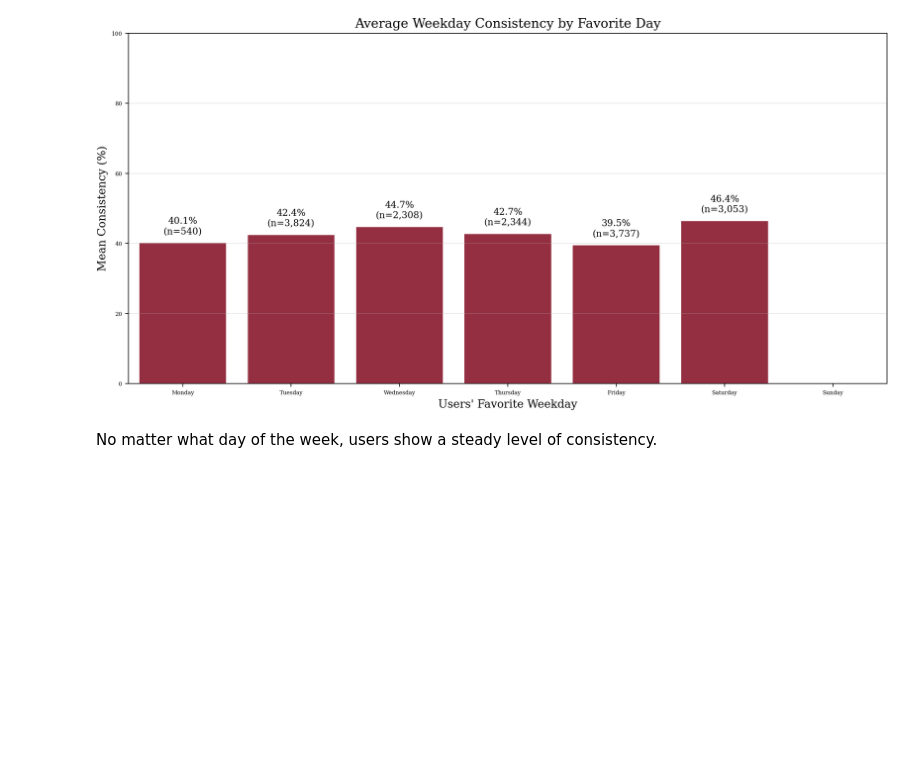
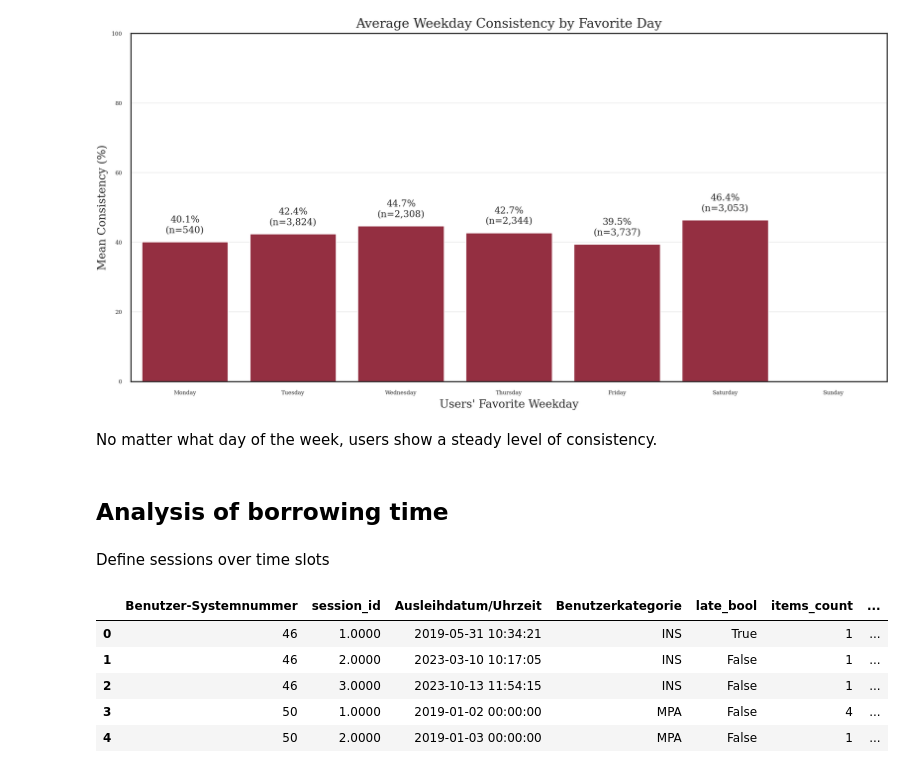
Before and after one commit to RobinAllgeier/Data_Literacy, a Jupyter notebook: exp/04_11_eda_user_behavior_by-date.ipynb, the cells around one changed output. Drawn from its saved outputs; the diff is of its cells as text; code cells hidden in the pictures; blank space fills up the shorter version.

```diff
--- a/exp/04_11_eda_user_behavior_by-date.ipynb
+++ b/exp/04_11_eda_user_behavior_by-date.ipynb
@@ -183,3 +184,46 @@ plt.show()
 [figure]
 # %% [markdown]
 No matter what day of the week, users show a steady level of consistency.
+# %% [markdown]
+## Analysis of borrowing time
+# %% [markdown]
+Define sessions over time slots
+# %%
+df_time = borrowings.copy()
+# Sort by user and time to calculate gaps correctly
+df_time = df_time.sort_values(by=[USER_ID_COL, ISSUE_COL])
+
+# Identify new sessions (gap > 30 minutes)
+df_time['time_diff'] = df_time.groupby(USER_ID_COL)[ISSUE_COL].diff()
+MAX_GAP = pd.Timedelta(minutes=30)
+df_time['is_new_session'] = (df_time['time_diff'] > MAX_GAP) | (df_time['time_diff'].isna())
+df_time['session_id'] = df_time.groupby(USER_ID_COL)['is_new_session'].cumsum()
+
+# Aggregate to session level
+user_sessions_fine = df_time.groupby([USER_ID_COL, 'session_id']).agg({
+    ISSUE_COL: 'first',
+    USER_CATEGORY_COL: 'first', # Added user category
+    'late_bool': 'max',
+    'is_new_session': 'size'    # Count rows per session
+}).reset_index()
+
+# Rename and create temporal features
+user_sessions_fine = user_sessions_fine.rename(columns={'is_new_session': 'items_count'})
+user_sessions_fine["weekday"] = user_sessions_fine[ISSUE_COL].dt.day_name()
+user_sessions_fine["hour"] = user_sessions_fine[ISSUE_COL].dt.hour
+user_sessions_fine["seconds_since_midnight"] = (
+    user_sessions_fine[ISSUE_COL].dt.hour * 3600 +
+    user_sessions_fine[ISSUE_COL].dt.minute * 60 +
+    user_sessions_fine[ISSUE_COL].dt.second
+)
+
+user_sessions_fine["date"] = user_sessions_fine[ISSUE_COL].dt.date
+# %%
+user_sessions_fine.head()
+# %% [output]
+|  | Benutzer-Systemnummer | session_id | Ausleihdatum/Uhrzeit | Benutzerkategorie | late_bool | items_count | ... |
+| 0 | 46 | 1.0000 | 2019-05-31 10:34:21 | INS | True | 1 | ... |
+| 1 | 46 | 2.0000 | 2023-03-10 10:17:05 | INS | False | 1 | ... |
+| 2 | 46 | 3.0000 | 2023-10-13 11:54:15 | INS | False | 1 | ... |
+| 3 | 50 | 1.0000 | 2019-01-02 00:00:00 | MPA | False | 4 | ... |
+| 4 | 50 | 2.0000 | 2019-01-03 00:00:00 | MPA | False | 1 | ... |
```
Also changed, not shown: parts of 8 cells of this notebook.
